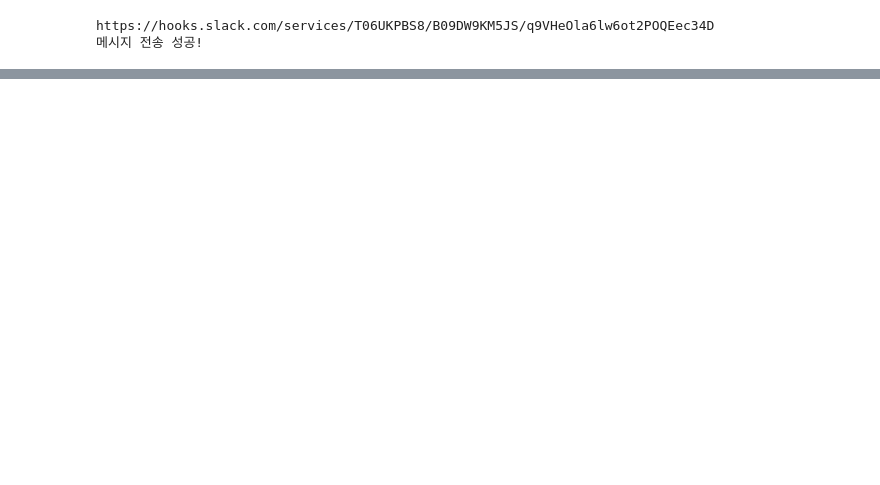
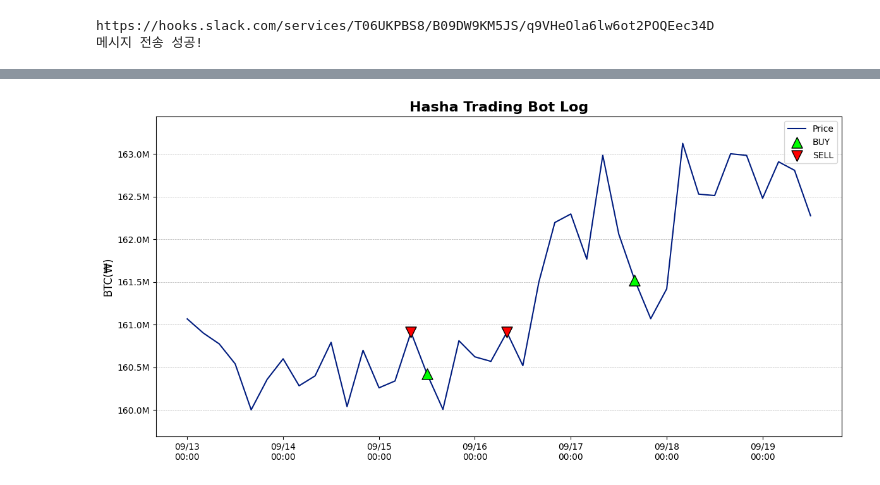
Before and after one commit to endermaru/hasha-trading, a Jupyter notebook: slack_bot.ipynb, the cells around one changed output, grey strips where cells are left out. Cells and saved outputs as stored; diff of their text form; code cells hidden in the pictures; blank space fills up the shorter version.

Commit message:
ETH + matplotlib

```diff
--- a/slack_bot.ipynb
+++ b/slack_bot.ipynb
@@ -195,0 +240,93 @@ post_message_blocks(message_blocks)
+# %%
+import os, io
+import pandas as pd
+import matplotlib.pyplot as plt
+import matplotlib.dates as mdates
+import matplotlib.style as style
+from dotenv import load_dotenv
+from slack_sdk import WebClient
+from slack_sdk.errors import SlackApiError
+from datetime import datetime, timezone
+import seaborn as sns
+
+logs = pd.read_csv("./trading-bot/data/trade_history copy.csv")
+logs.head()
+
+logs = logs.tail(40)
+
+def post_logs_graph_to_slack(logs: pd.DataFrame, title="Hasha Trading Bot Log"):
+    # ['Solarize_Light2', '_classic_test_patch', '_mpl-gallery', '_mpl-gallery-nogrid', 'bmh',
+    # 'classic', 'dark_background', 'fast', 'fivethirtyeight', 'ggplot', 'grayscale', 'petroff10',
+    # 'seaborn-v0_8', 'seaborn-v0_8-bright', 'seaborn-v0_8-colorblind', 'seaborn-v0_8-dark', 'seaborn-v0_8-dark-palette',
+    # 'seaborn-v0_8-darkgrid', 'seaborn-v0_8-deep', 'seaborn-v0_8-muted', 'seaborn-v0_8-notebook', 'seaborn-v0_8-paper',
+    # 'seaborn-v0_8-pastel', 'seaborn-v0_8-poster', 'seaborn-v0_8-talk', 'seaborn-v0_8-ticks', 'seaborn-v0_8-white',
+    # 'seaborn-v0_8-whitegrid', 'tableau-colorblind10']
+    style.use('seaborn-v0_8-dark-palette')
+    # 1. 데이터 준비 (이전과 동일)
+    df = logs.copy()
+    if not pd.api.types.is_datetime64_any_dtype(df['timestamp']):
+        df['timestamp'] = pd.to_datetime(df['timestamp'])
+
+    # 2. Matplotlib 그래프 생성 (figure 크기 설정)
+    fig, ax = plt.subplots(figsize=(12, 6))
+
+    # --- 꺾은선 그래프 그리기 (Seaborn 함수 사용) ---
+    # sns.lineplot을 사용하면 테마의 색상 팔레트가 더 잘 적용됩니다.
+    sns.lineplot(data=df, x='timestamp', y='price', ax=ax, linewidth=1.5, label='Price')
+    # sns.lineplot(data=df, x='timestamp', y='price', ax=ax, linewidth=1.5, label='Price', color='white')
+
+    # --- BUY/SELL 신호 마커 표시 (이전과 동일) ---
+    buy_signals = df[df['signal'] == 'BUY']
+    sell_signals = df[df['signal'] == 'SELL']
+    ax.scatter(buy_signals['timestamp'], buy_signals['price'],
+               marker='^', color='lime', s=150, label='BUY', zorder=5, ec='black') # 색상을 더 밝게
+    ax.scatter(sell_signals['timestamp'], sell_signals['price'],
+               marker='v', color='red', s=150, label='SELL', zorder=5, ec='black') # 테두리 추가
+
+    # 3. 그래프 디자인 및 축 서식 설정 (대부분 동일)
+    price_min = df['price'].min()
+    price_max = df['price'].max()
+    padding = (price_max - price_min) * 0.1
+    ax.set_ylim(price_min - padding, price_max + padding)
+
+    ax.xaxis.set_major_formatter(mdates.DateFormatter('%m/%d\n%H:00'))
+    plt.xticks(ha='center') # 중앙 정렬이 더 잘 어울릴 수 있습니다.
+
+    ax.set_title(title, fontsize=16, weight='bold')
+    ax.set_ylabel("BTC(₩)", fontsize=12)
+    # Seaborn 스타일에서는 Y축 그리드를 유지하는 것이 보기 좋습니다.
+    ax.grid(True, axis='y', which='both', linestyle='--', linewidth=0.5) # 이 줄은 제거하거나 그대로 둬도 테마에 맞춰 적용됩니다.
+    ax.set_xlabel("")
+
+    ax.legend()
+    ax.yaxis.set_major_formatter(plt.FuncFormatter(lambda x, p: f'{x / 1_000_000:.1f}M'))
+    fig.tight_layout()
+    plt.rcParams['savefig.jpeg_quality'] = 90
+    fig.show()
+    fig.savefig("test.jpg", format='jpg', quality=90, facecolor=fig.get_facecolor())
+
+    # # (Slack 업로드 부분은 이전과 동일)
+    # buf = io.BytesIO()
+    # # ✅ 배경색을 투명하지 않게 저장 (facecolor='auto' 또는 fig.get_facecolor())
+    # fig.savefig(buf, format='png', dpi=150, facecolor=fig.get_facecolor())
+    # buf.seek(0)
+    # try:
+    #     # ... (이하 Slack client 코드는 동일)
+    #     client = WebClient(token=bot_token)
+    #     result = client.files_upload_v2(
+    #         channel=channel_id,
+    #         content=buf.getvalue(),
+    #         filename=f"trading_log_{df['timestamp'].iloc[-1].strftime('%Y%m%d_%H%M')}.png",
+    #         initial_comment=f"📄 {df['timestamp'].iloc[-1].strftime('%Y-%m-%d %H:%M')} 기준 거래 로그 그래프입니다.",
+    #         title=f"trading_log_{df['timestamp'].iloc[-1].strftime('%Y%m%d_%H%M')}.png"
+    #     )
+    #     print("✅ 그래프를 성공적으로 업로드했습니다!")
+
+    # except SlackApiError as e:
+    #     print(f"❌ 그래프 업로드 실패: {e.response['error']}")
+    # finally:
+    #     plt.close(fig)
+
+
+post_logs_graph_to_slack(logs)
+# %% [output]
@@ -195,0 +334 @@ post_message_blocks(message_blocks)
+[figure, added]
```
Also changed, not shown: parts of 4 cells of this notebook, 7 other files.
